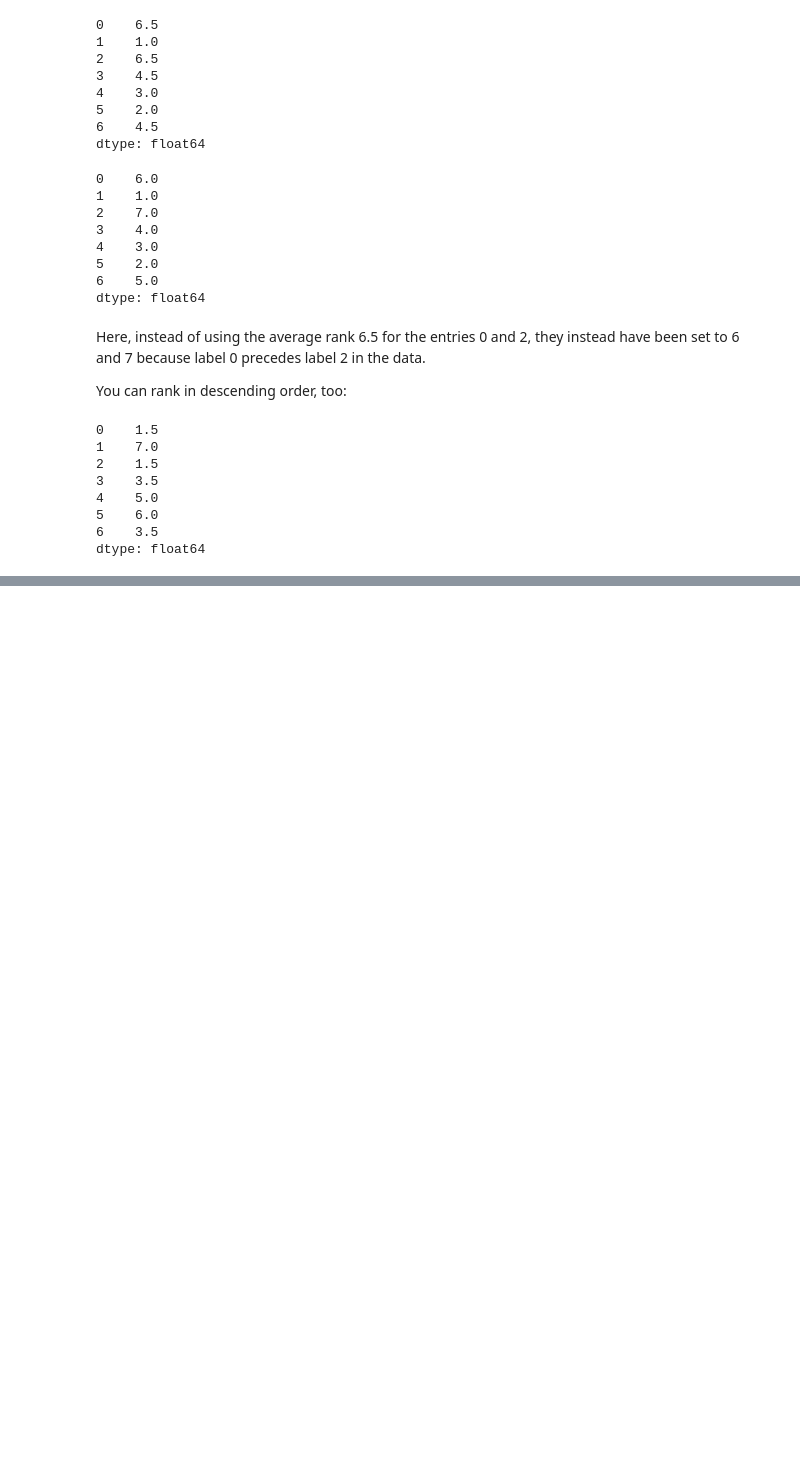
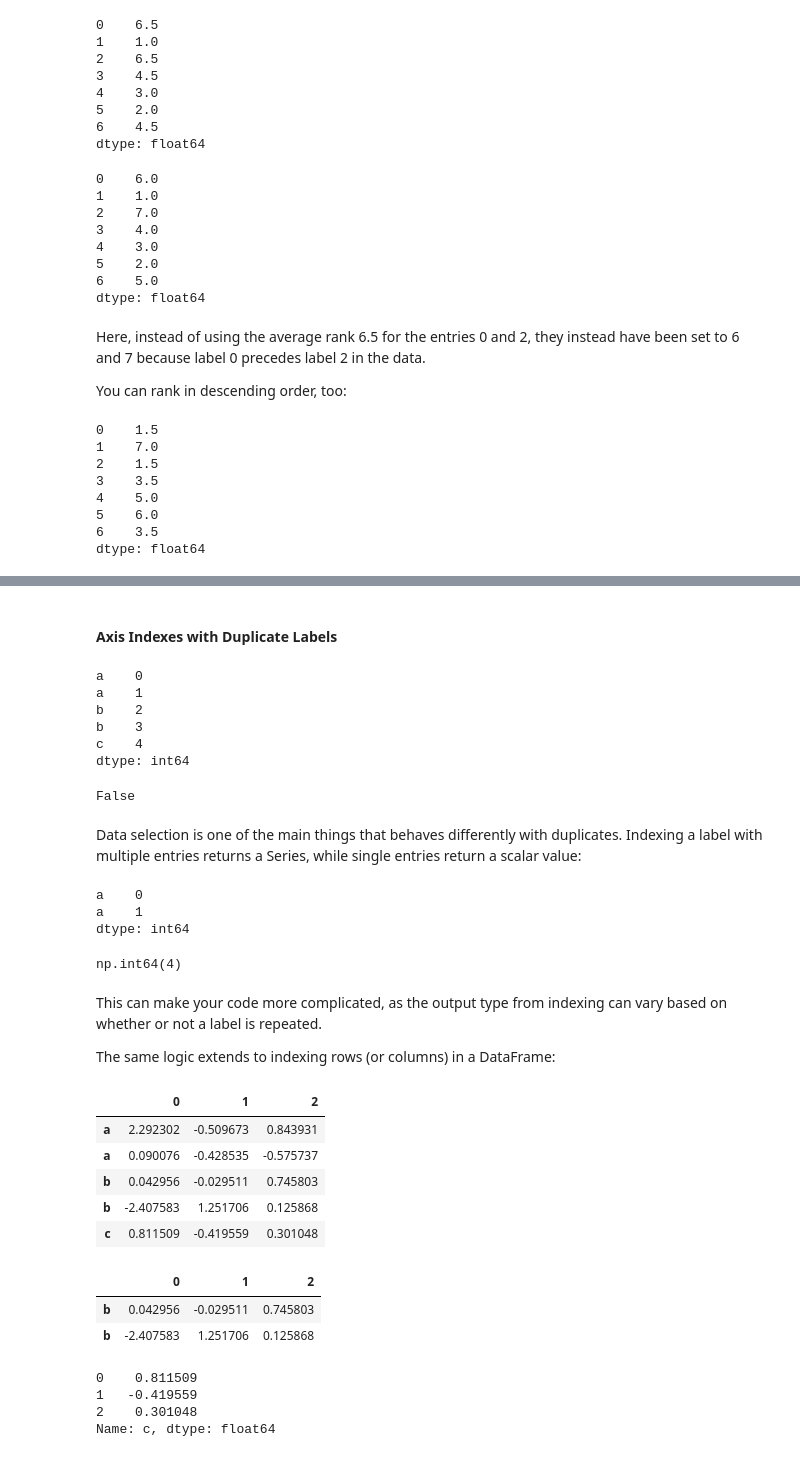
Before and after one commit to KunleAdeyanju/WesCh5DataWranglingPandas, a Jupyter notebook: Chapter5WorkAlong.ipynb, the cells around one changed output, grey strips where cells are left out. Saved outputs shown, nothing was run; the diff lists cells and outputs as text; code cells hidden in the pictures; blank space fills up the shorter version.

```diff
--- a/Chapter5WorkAlong.ipynb
+++ b/Chapter5WorkAlong.ipynb
@@ -1464,0 +1486,55 @@ dtype: float64
+# %% [markdown]
+#### Axis Indexes with Duplicate Labels
+# %%
+obj = pd.Series(np.arange(5), index=["a", "a", "b", "b", "c"])
+obj
+# %% [output]
+a    0
+a    1
+b    2
+b    3
+c    4
+dtype: int64
+# %%
+obj.index.is_unique
+# %% [output]
+False
+# %% [markdown]
+Data selection is one of the main things that behaves differently with duplicates. Indexing a label with multiple entries returns a Series, while single entries return a scalar value:
+# %%
+obj['a']
+# %% [output]
+a    0
+a    1
+dtype: int64
+# %%
+obj['c']
+# %% [output]
+np.int64(4)
+# %% [markdown]
+This can make your code more complicated, as the output type from indexing can vary based on whether or not a label is repeated.
+
+The same logic extends to indexing rows (or columns) in a DataFrame:
+# %%
+df = pd.DataFrame(np.random.standard_normal((5, 3)), index=["a", "a", "b", "b", "c"])
+df
+# %% [output]
+|  | 0 | 1 | 2 |
+| a | 2.292302 | -0.509673 | 0.843931 |
+| a | 0.090076 | -0.428535 | -0.575737 |
+| b | 0.042956 | -0.029511 | 0.745803 |
+| b | -2.407583 | 1.251706 | 0.125868 |
+| c | 0.811509 | -0.419559 | 0.301048 |
+# %%
+df.loc['b']
+# %% [output]
+|  | 0 | 1 | 2 |
+| b | 0.042956 | -0.029511 | 0.745803 |
+| b | -2.407583 | 1.251706 | 0.125868 |
+# %%
+df.loc['c']
+# %% [output]
+0    0.811509
+1   -0.419559
+2    0.301048
+Name: c, dtype: float64
```
Also changed, not shown: parts of 17 cells of this notebook, 3 other files.
